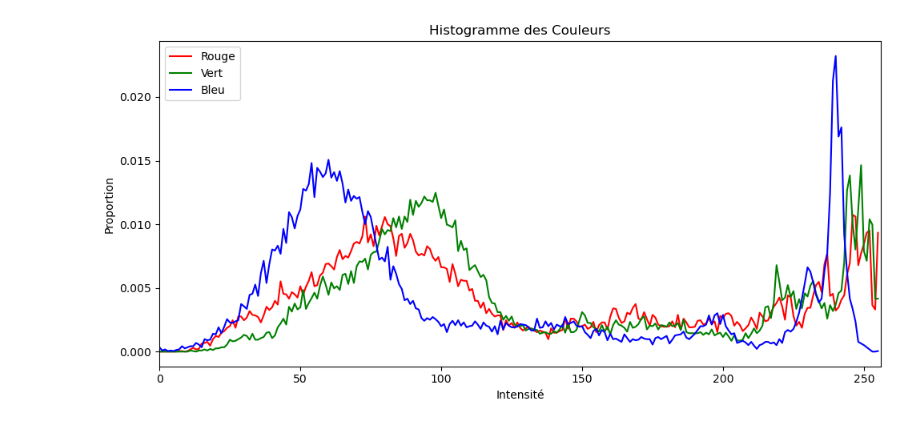
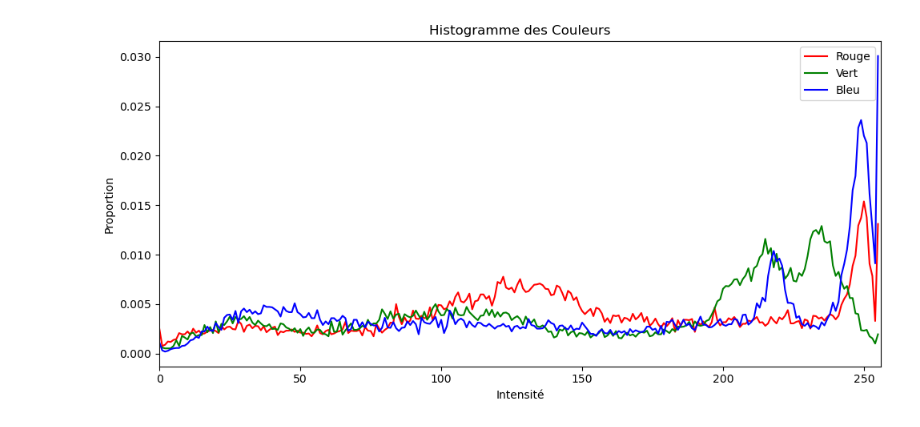
Before and after one commit to AbdelmajidBen/multimedia_mining-indexing, a Jupyter notebook: lab5/ex.ipynb, the cells around one changed output. Saved outputs shown, nothing was run; the diff lists cells and outputs as text; code cells hidden in the pictures.

```diff
--- a/lab5/ex.ipynb
+++ b/lab5/ex.ipynb
@@ -1,34 +1,34 @@
 # %%
 import cv2
 import numpy as np
 import matplotlib.pyplot as plt
 
-image_path = '../img/1468.jpg'
+image_path = './img/1472.jpg'
 image = cv2.imread(image_path)
 image_rgb = cv2.cvtColor(image, cv2.COLOR_BGR2RGB)
 hist_r = cv2.calcHist([image_rgb], [0], None, [256], [0, 256])
 hist_g = cv2.calcHist([image_rgb], [1], None, [256], [0, 256])
 hist_b = cv2.calcHist([image_rgb], [2], None, [256], [0, 256])
 hist_r /= hist_r.sum()
 hist_g /= hist_g.sum()
 hist_b /= hist_b.sum()
 
 plt.figure(figsize=(10, 5))
 
 plt.plot(hist_r, color='red', label='Rouge')
 plt.plot(hist_g, color='green', label='Vert')
 plt.plot(hist_b, color='blue', label='Bleu')
 
 plt.title('Histogramme des Couleurs')
 plt.xlabel('Intensité')
 plt.ylabel('Proportion')
 plt.xlim([0, 256])
 plt.legend()
 
 plt.tight_layout()
 plt.show()
 # %% [output]
-[figure, old version]
+[figure, new version]
 # %%
 import os
 import json
```
Also changed, not shown: parts of 7 cells of this notebook, 32 other files.
